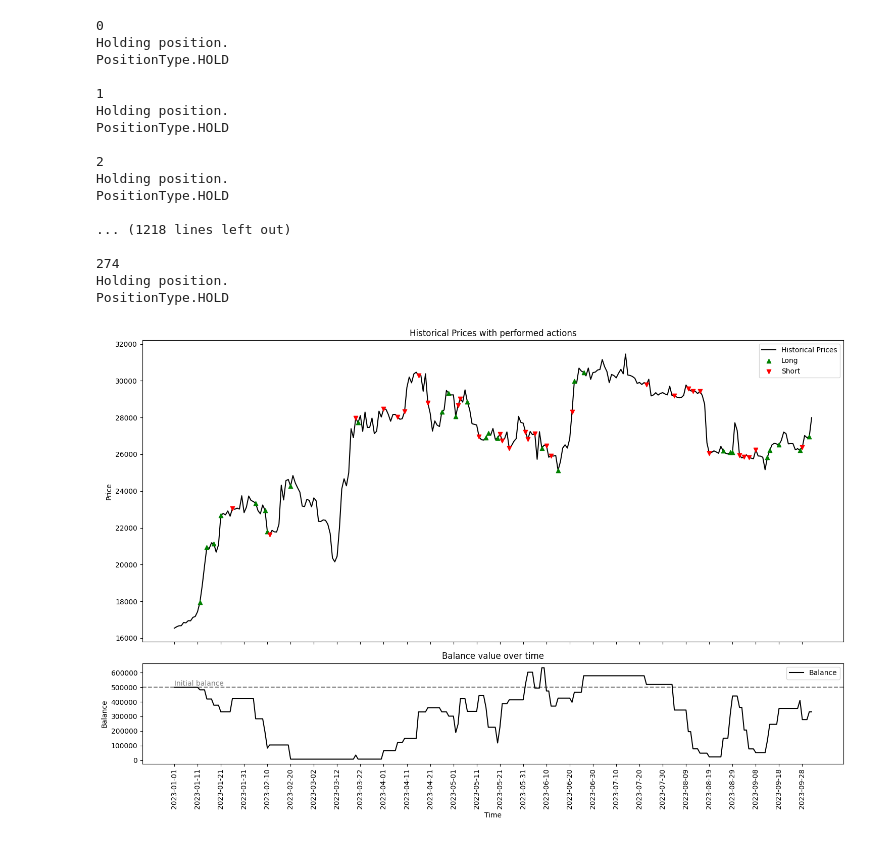
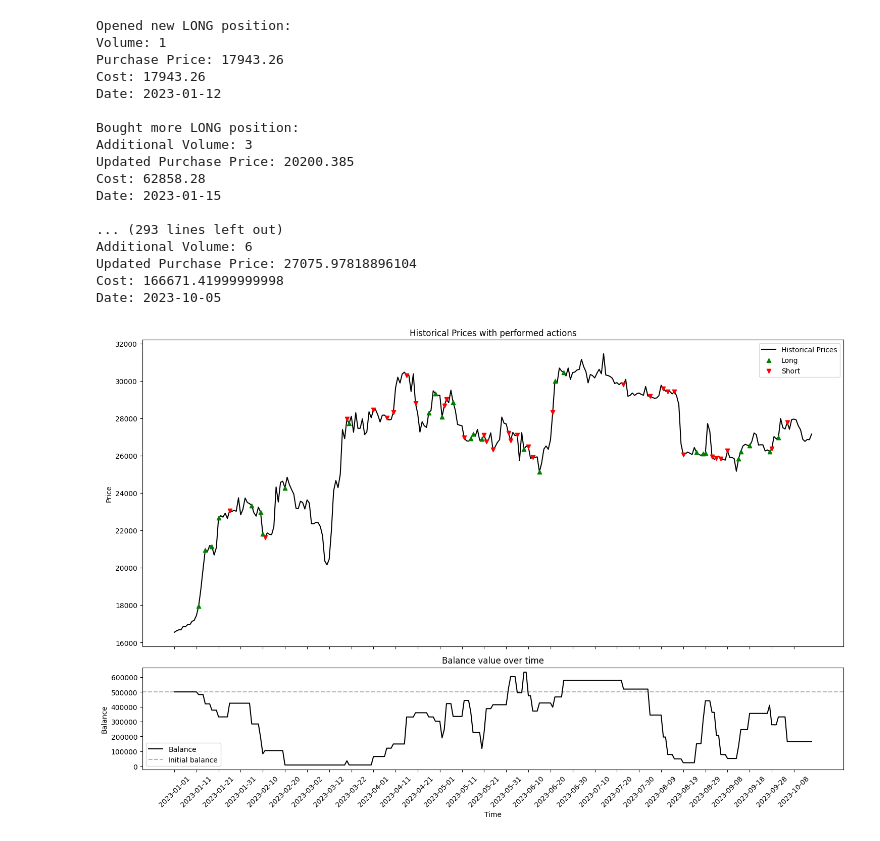
Before and after one commit to pawel-grzeszczyk/stock-market-rl, a Jupyter notebook: env_testing.ipynb, the cells around one changed output. Drawn from its saved outputs; the diff is of its cells as text; code cells hidden in the pictures.

```diff
--- a/env_testing.ipynb
+++ b/env_testing.ipynb
@@ -45,0 +5,14 @@ Data already exist (symbol and klines).
+# %%
+from data import get_and_preprocess_data
+from binance import Client
+from secret import KEY, SECRET
+from datetime import datetime
+
+data = get_and_preprocess_data(binance_client=Client(KEY, SECRET),
+                                start='2023-01-01',
+                                end=datetime.today().strftime('%Y-%m-%d'),
+                                symbol='BTCUSDT',
+                                interval=Client.KLINE_INTERVAL_1DAY,
+                                save=True,
+                                dir='data')
+data
@@ -59,44 +51,37 @@ balances = []
 portfolios = []
 positions = []
 for i in range(len(data)):
-    # if i == 1:
-    #     action = -1
-    # else:
-    #     action = 0
-
     action = np.random.choice([-1, 0, 0, 0, 0, 0, 0, 0, 1])
     volume = np.random.choice(range(6))+1
-    # volume = 50
-
-    print(i)
 
     game_over, balance, position = env.step(action, volume)
-    print(position)
+    if position.name != PositionType.HOLD.name:
+        print(f"Date: {data['Timestamp'].iloc[i]}\n")
 
     balances.append(balance)
     portfolios.append(env.portfolio_value)
     positions.append(position)
-    print()
+
     if game_over:
         break
 # %% [output]
-0
-Holding position.
-PositionType.HOLD
+Opened new LONG position:
+Volume: 1
+Purchase Price: 17943.26
+Cost: 17943.26
+Date: 2023-01-12
 
-1
-Holding position.
-PositionType.HOLD
+Bought more LONG position:
+Additional Volume: 3
+Updated Purchase Price: 20200.385
+Cost: 62858.28
+Date: 2023-01-15
 
-2
-Holding position.
-PositionType.HOLD
-
-... (1218 lines left out)
-
-274
-Holding position.
-PositionType.HOLD
+... (293 lines left out)
+Additional Volume: 6
+Updated Purchase Price: 27075.97818896104
+Cost: 166671.41999999998
+Date: 2023-10-05
 # %%
 from environment import PositionType
 
@@ -107,7 +92,7 @@ fig, (ax1, ax2) = plt.subplots(2, 1, figsize=(15, 10), sharex=True, gridspec_kw=
 # Plot the historical prices
 ax1.plot(data['Timestamp'], data['Open'], label='Historical Prices', color='black', zorder=1)
 
-# Separate lists for buy and sell points
+# Counter to inclued only 1 value in legend
 long_positions = 0
 short_positions = 0
 
@@ -128,34 +113,33 @@ for i, position in enumerate(positions):
                 marker=marker,
                 label=label if add_legend==True else '',
                 clip_on=False,
                 zorder=2)
 
 # Set labels and title
 ax1.set_title('Historical Prices with performed actions')
 ax1.set_ylabel('Price')
 ax1.legend(loc='best')
 
 # Second subplot
 # Plot the balance value on the second subplot
 ax2.plot(data['Timestamp'], balances, color='black', label='Balance')
 
 # Horizontal line for balance
-ax2.axhline(y=env.initial_balance, color='black', linestyle='--', alpha=0.5)
-ax2.text(data['Timestamp'].iloc[0], env.initial_balance+10000, f'Initial balance', color='black', ha='left', alpha=0.5)
+ax2.axhline(y=env.initial_balance, color='black', linestyle='--', alpha=0.3, label='Initial balance')
 
 # Set labels and title for the second subplot
 ax2.set_title('Balance value over time')
 ax2.set_ylabel('Balance')
 ax2.set_xlabel('Time')
 ax2.legend(loc='best')
 
 # Rotate x-axis labels and display every 10th label
 for label in ax2.get_xticklabels():
-    label.set_rotation(90)
+    label.set_rotation(45)
 ax2.set_xticks(ax2.get_xticks()[::10])
 
 plt.tight_layout()
 
 plt.show()
 # %% [output]
-[figure, old version]
+[figure, new version]
```
Also changed, not shown: parts of 3 cells of this notebook.
